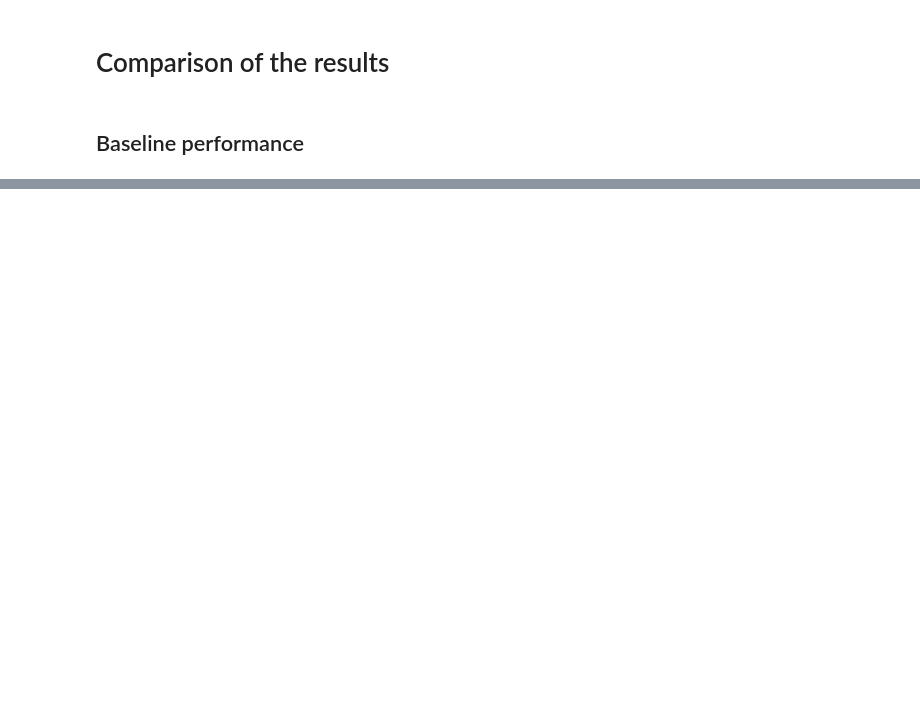
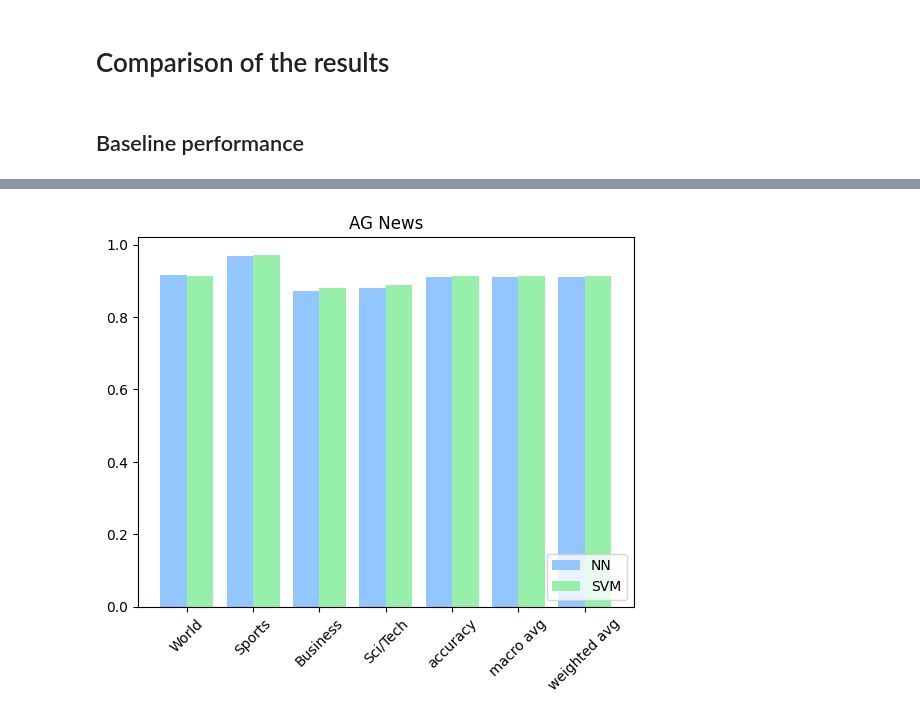
Before and after one commit to r-gg/ml-37, a Jupyter notebook: Exercise 3/results_comparison.ipynb, the cells around one changed output, grey strips where cells are left out. Cells and saved outputs as stored; diff of their text form; code cells hidden in the pictures; blank space fills up the shorter version.

```diff
--- a/Exercise 3/results_comparison.ipynb
+++ b/Exercise 3/results_comparison.ipynb
@@ -32,0 +89,13 @@ plt.show()
+# %%
+x = np.arange(nn_news_baseline.shape[1])
+width = 0.40
+
+# plot data in grouped manner of bar type
+plt.bar(x-0.2, nn_news_baseline.loc['recall',:], width)
+plt.bar(x+0.2, svm_news_baseline.loc['recall',:], width)
+plt.xticks(x, nn_news_baseline.columns, rotation=45)
+plt.title("AG News")
+plt.legend(['NN', 'SVM'],loc='lower right')
+plt.show()
+# %% [output]
+[figure, added]
```
Also changed, not shown: parts of 13 cells of this notebook.
